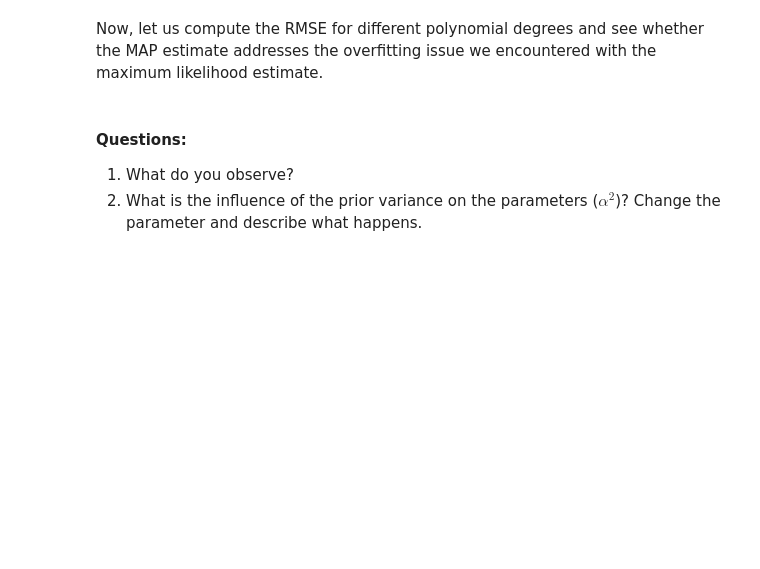
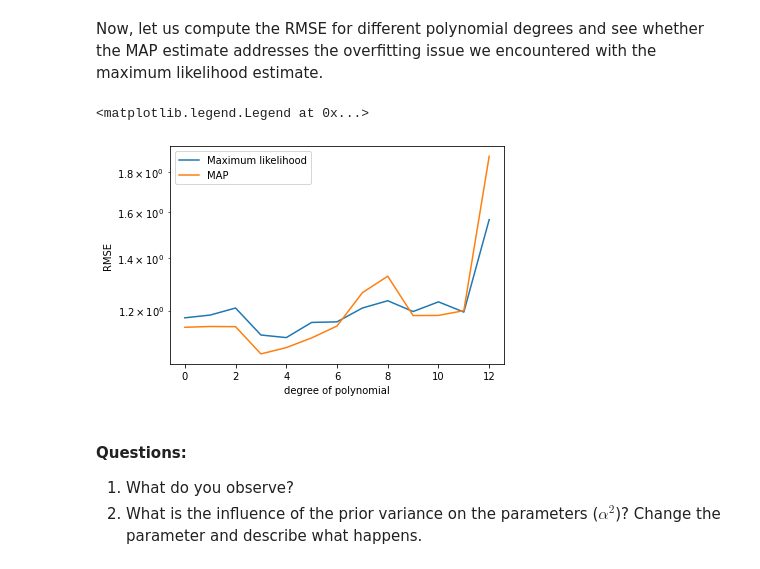
Before and after one commit to esweet431/mml-book.github.io, a Jupyter notebook: tutorials/tutorial_linear_regression.ipynb, the cells around one changed output. Cells and saved outputs as stored; diff of their text form; code cells hidden in the pictures; blank space fills up the shorter version.

```diff
--- a/tutorials/tutorial_linear_regression.ipynb
+++ b/tutorials/tutorial_linear_regression.ipynb
@@ -549,7 +570,10 @@ def map_estimate_poly(Phi, y, sigma, alpha):
 
     D = Phi.shape[1]
 
-    theta_map = np.zeros((D,1)) ## <-- EDIT THIS LINE
+    # multiply both sides by (Phi.T @ Phi() + ((sigma^2 / alpha^2)*I), then solve
+    TT = Phi.T @ Phi
+    NT = ((sigma/alpha)**2)*np.eye(D)
+    theta_map = np.linalg.solve((TT + NT), Phi.T @ y)
 
     return theta_map
 # %%
@@ -608,23 +647,50 @@ Now, let us compute the RMSE for different polynomial degrees and see whether th
 # %%
 ## EDIT THIS CELL
 
 K_max = 12 # this is the maximum degree of polynomial we will consider
 assert(K_max < N) # this is the latest point when we'll run into numerical problems
 
 rmse_mle = np.zeros((K_max+1,))
 rmse_map = np.zeros((K_max+1,))
 
 for k in range(K_max+1):
 
-    rmse_mle[k] = -1 ## Compute the maximum likelihood estimator, compute the test-set predicitons, compute the RMSE
-    rmse_map[k] = -1 ## Compute the MAP estimator, compute the test-set predicitons, compute the RMSE
+    # transform X -> Phi
+    Phi = poly_features(X, k)
+
+    # find theta w/MLE
+    theta_mle = nonlinear_features_maximum_likelihood(Phi, y)
+
+    # transform Xtest -> Phi_test
+    Phi_test = poly_features(Xtest, k)
+
+    # test theta_mle
+    ypred_test_mle = Phi_test @ theta_mle
+
+     # find RMSE MLE
+    rmse_mle[k] = RMSE(ytest, ypred_test_mle)
+
+    # find theta w/MAP
+    theta_map = map_estimate_poly(Phi, y, sigma, .5)
+
+     # transform Xtest -> Phi_test
+    Phi_test = poly_features(Xtest, k)
+
+    # test theta_MAP
+    ypred_test_map = Phi_test @ theta_map
+
+    # find RMSE MAP
+    rmse_map[k] = RMSE(ytest, ypred_test_map)
 
 plt.figure()
 plt.semilogy(rmse_mle) # this plots the RMSE on a logarithmic scale
 plt.semilogy(rmse_map) # this plots the RMSE on a logarithmic scale
 plt.xlabel("degree of polynomial")
 plt.ylabel("RMSE")
 plt.legend(["Maximum likelihood", "MAP"])
+# %% [output]
+<matplotlib.legend.Legend at 0x...>
+[figure, added]
 # %% [markdown]
 #### Questions:
 1. What do you observe?
```
Also changed, not shown: parts of 8 cells of this notebook.
